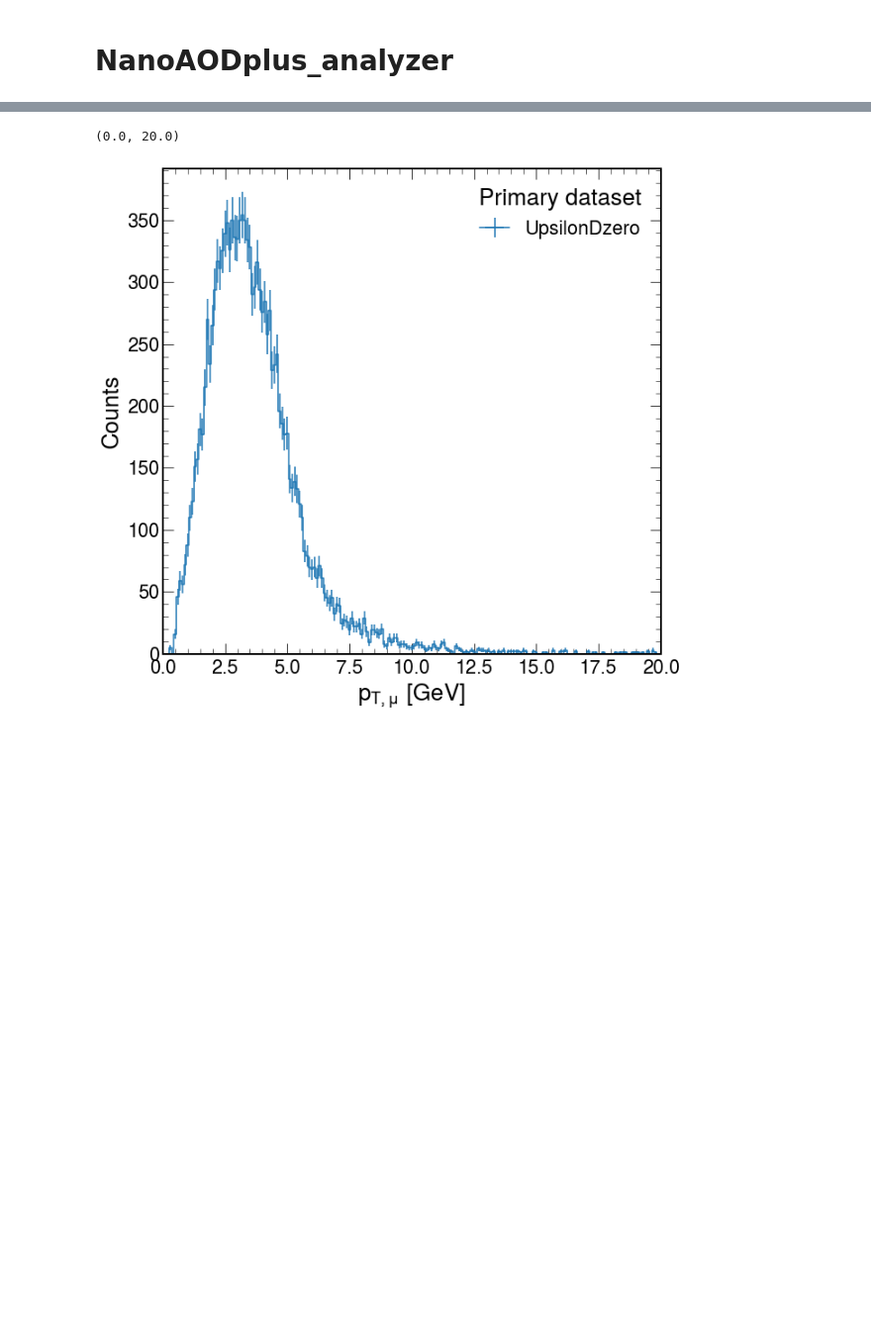
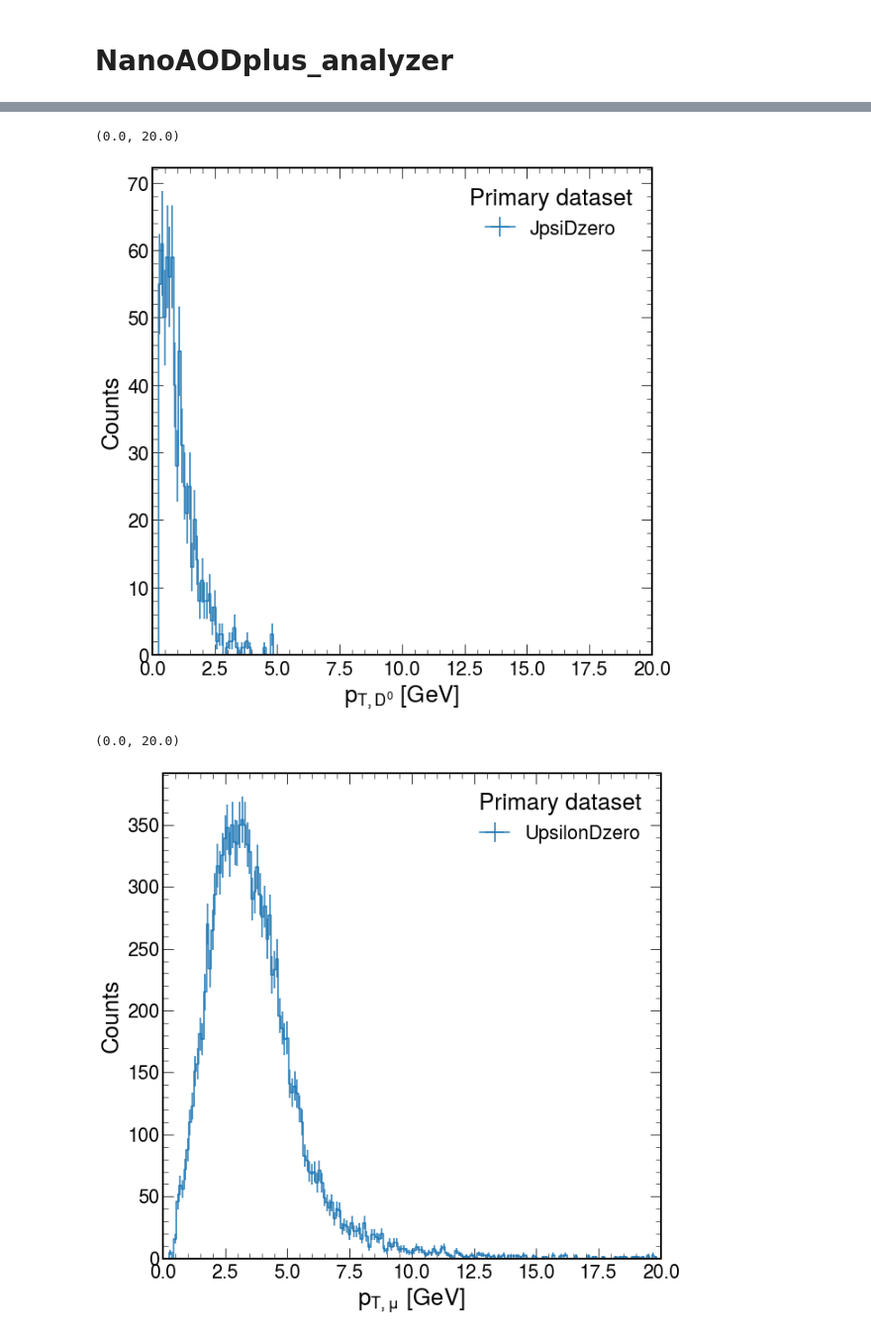
Before and after one commit to kevimota/OniaOpenCharmRun2ULAna, a Jupyter notebook: GenParticle_analyzer.ipynb, the cells around one changed output, grey strips where cells are left out. Shown: that part at 99% size. Cells and saved outputs as stored; diff of their text form; code cells hidden in the pictures; blank space fills up the shorter version.

```diff
--- a/GenParticle_analyzer.ipynb
+++ b/GenParticle_analyzer.ipynb
@@ -44,3 +44,9 @@ ax.set_xlim(0,40)
+# %%
+ax = hist.plot1d(output['D0_rec_pt'], overlay='dataset')
+ax.set_xlim(0, 20)
+# %% [output]
+(0.0, 20.0)
+[figure, added]
 # %%
 ax = hist.plot1d(output['Muon_trail_pt'], overlay='dataset')
 ax.set_xlim(0,20)
```
Also changed, not shown: parts of 2 cells of this notebook, 3 other files.
